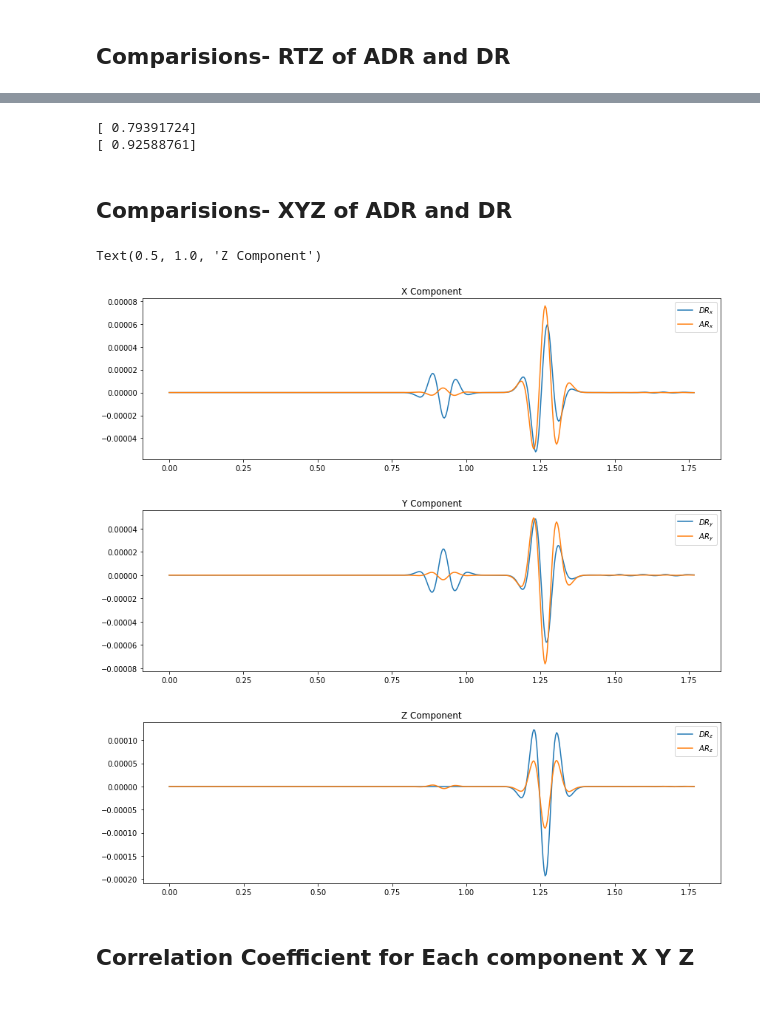
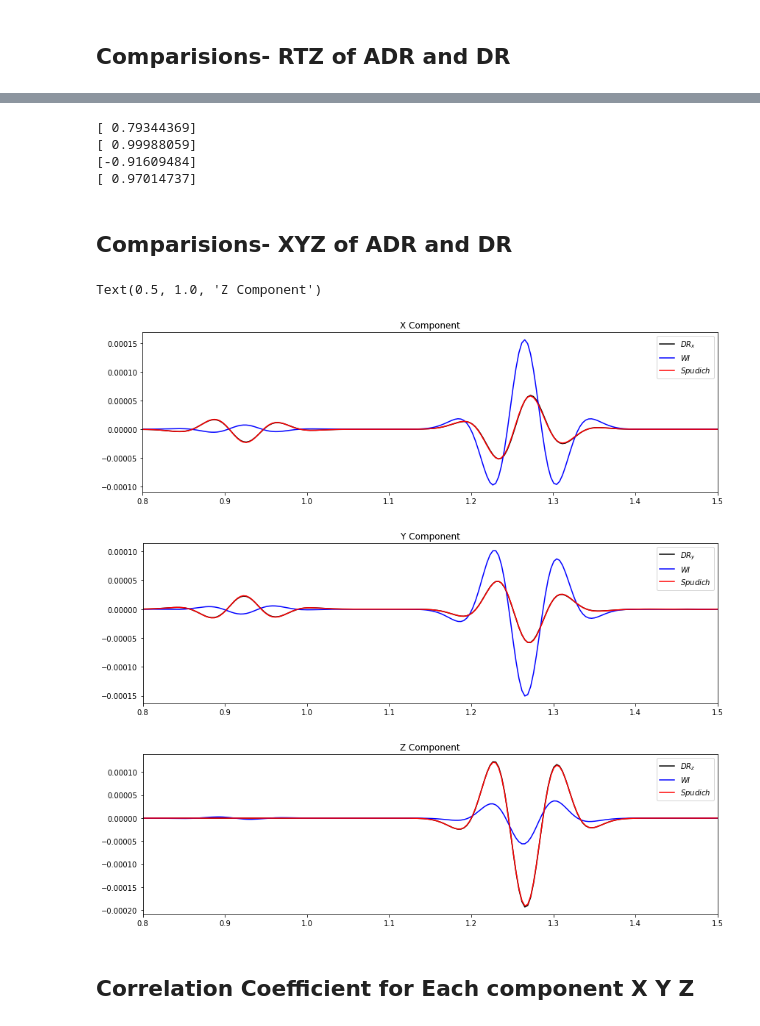
Before and after one commit to Anokhi1994/6C-Seismic-Observations, a Jupyter notebook: 5June.ipynb, the cells around one changed output, grey strips where cells are left out. Drawn from its saved outputs; the diff is of its cells as text; code cells hidden in the pictures.

```diff
--- a/5June.ipynb
+++ b/5June.ipynb
@@ -274,7 +274,7 @@ from obspy.taup import TauPyModel
 latC= 0# Latitude
 longC = 0# Longitude
 htC= 0 # Altitude
-Dist = 39.5 # in meters
+Dist = 20 # in meters
 #station = (2000, 2000)
 #print(station)
 #Centre_rec_5 = instaseis.Receiver(latitude=latC, longitude=longC, station="S5")
@@ -424,7 +424,7 @@ def distance(x1,y1):
     print(result)
     return result
 
-dist = 40   #correct 0.040 (0.2)   #40 (6)
+dist = 20   #correct 0.040 (0.2)   #40 (6)
 stNW_dist = distance(-dist,dist)  #  (-40, 40)
 stN_dist = distance(0,dist)
 stNE_dist = distance(dist,dist)
@@ -446,7 +446,7 @@ for r in range(len(R)):
     #print(R[r])
     #print(PhaseVelocity)
     w[r] = ((math.pi * freq * R[r] * (math.cos(theta[r])* math.pi/180))/PhaseVelocity)
-    Deno = w[r] + sigma;
+    Deno = abs(w[r]) + sigma;
     print(Deno)
     truncation_error[r] = 1/Deno
 
@@ -830,52 +864,63 @@ from obspy.core import read
 
 import obspy
 from obspy.signal.cross_correlation import correlate
-Cor_X = correlate(Transformed_Components_Array_Rotation[0,:], Transformed_Components_Rotation[0,:]/2,  0)
-print(Cor_X)
+Cor_X_WI = correlate(Transformed_Components_WI_Rotation[0,:], Transformed_Components_Rotation[0,:]/2,  0)
+Cor_X_Spud = correlate(Transformed_Components_Spud_Rotation[0,:], Transformed_Components_Rotation[0,:]/2,  0)
+print(Cor_X_WI)
+print(Cor_X_Spud)
 
 
-Cor_Y = correlate(Transformed_Components_Array_Rotation[1,:], Transformed_Components_Rotation[1,:]/2,  0)
-print(Cor_Y)
 
-Cor_Z = correlate(st5_curlz[0], seisrotv[0],  0)
+Cor_Y_WI = correlate(Transformed_Components_WI_Rotation[1,:], Transformed_Components_Rotation[1,:]/2,  0)
+Cor_Y_Spud = correlate(Transformed_Components_Spud_Rotation[1,:], Transformed_Components_Rotation[1,:]/2,  0)
+print(Cor_Y_WI)
+print(Cor_Y_Spud)
+
+Cor_Z_WI = correlate(st5_curlz[0], seisrotvWI[0],  0)
+Cor_Z_Spud = correlate(st5_curlz[0], seisrotvWI[0],  0)
 #print(Cor_Z)
 # %% [output]
-[ 0.79391724]
-[ 0.92588761]
+[ 0.79344369]
+[ 0.99988059]
+[-0.91609484]
+[ 0.97014737]
 # %% [markdown]
 ## Comparisions- XYZ of ADR and DR ##
 # %%
 fig = plt.figure(figsize=(14,4))
 fig.add_subplot()
-plt.plot(st5_curlx[0].times(), (st5_curlx[0].data)/2, label='$DR_{x}$')
-plt.plot(seisrotv[1].times(), seisrotv[1].data, label='$AR_{x}$')
-#plt.ylim([-0.5, 0.5])
+plt.plot(st5_curlx[0].times(), (st5_curlx[0].data)/2, color = 'k',label='$DR_{x}$')
+plt.plot(seisrotvWI[1].times(), seisrotvWI[1].data, color = 'b',label='$WI$')
+plt.plot(seisrotvSpud[1].times(), seisrotvSpud[1].data, color = 'r', label='$Spudich$')
+plt.xlim([0.8, 1.5])
 plt.legend()
 plt.title("X Component")
 
 
 fig = plt.figure(figsize=(14,4))
 fig.add_subplot()
-plt.plot(st5_curly[0].times(), (st5_curly[0].data)/2, label='$DR_{y}$')
-plt.plot(seisrotv[2].times(), seisrotv[2].data, label='$AR_{y}$')
-#plt.ylim([-0.5, 0.5])
+plt.plot(st5_curly[0].times(), (st5_curly[0].data)/2, color = 'k',label='$DR_{y}$')
+plt.plot(seisrotvWI[2].times(), seisrotvWI[2].data, color = 'b',label='$WI$')
+plt.plot(seisrotvSpud[2].times(), seisrotvSpud[2].data, color = 'r', label='$Spudich$')
+plt.xlim([0.8, 1.5])
 plt.legend()
 plt.title("Y Component")
 
 
 fig = plt.figure(figsize=(14,4))
 fig.add_subplot()
-plt.plot(st5_curlz[0].times(), st5_curlz[0].data/2, label='$DR_{z}$')
-plt.plot(seisrotv[0].times(), seisrotv[0].data, label='$AR_{z}$')
-#plt.ylim([-0.5, 0.5])
+plt.plot(st5_curlz[0].times(), st5_curlz[0].data/2, color = 'k',label='$DR_{z}$')
+plt.plot(seisrotvWI[0].times(), seisrotvWI[0].data, color = 'b',label='$WI$')
+plt.plot(seisrotvSpud[0].times(), seisrotvSpud[0].data, color = 'r', label='$Spudich$')
+plt.xlim([0.8, 1.5])
 plt.legend()
 
 plt.title("Z Component")
 # %% [output]
 Text(0.5, 1.0, 'Z Component')
-[figure, old version]
+[figure, new version]
-[figure, old version]
+[figure, new version]
-[figure, old version]
+[figure, new version]
 # %% [markdown]
 ## Correlation Coefficient for Each component X Y Z ##
 # %%
```
Also changed, not shown: parts of 10 cells of this notebook.
